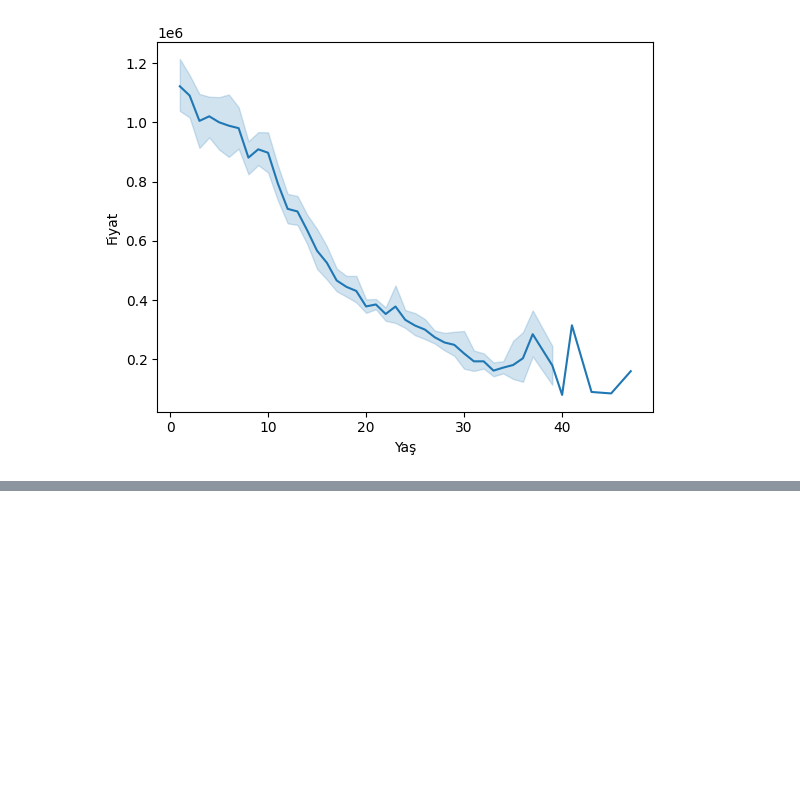
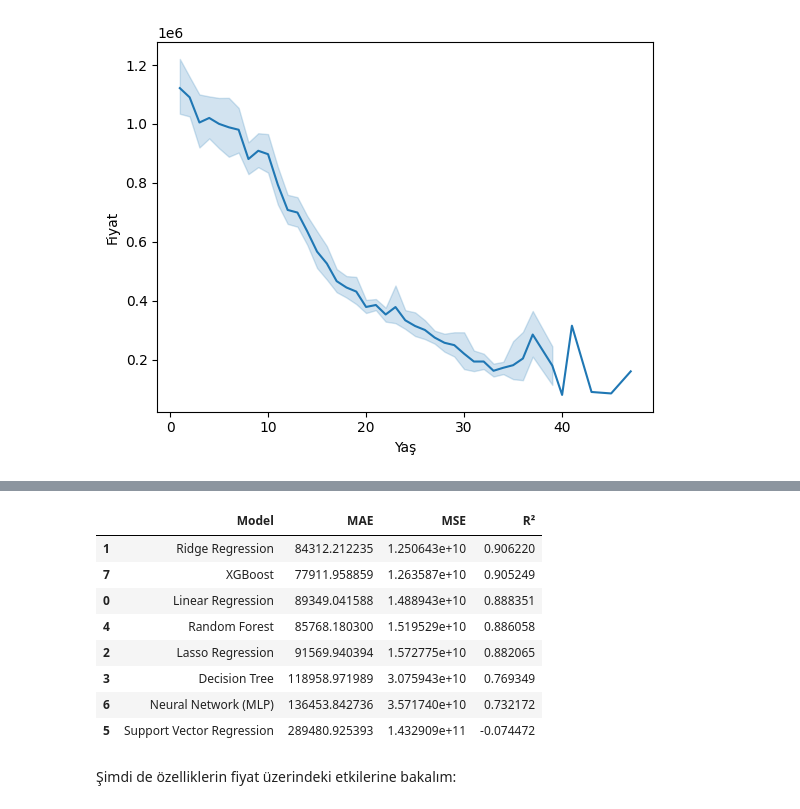
Before and after one commit to OnurFidan35/Car-Price-Prediction, a Jupyter notebook: sec.ipynb, the cells around one changed output, grey strips where cells are left out. Cells and saved outputs as stored; diff of their text form; code cells hidden in the pictures; blank space fills up the shorter version.

```diff
--- a/sec.ipynb
+++ b/sec.ipynb
@@ -1570,0 +1665,18 @@ sns.lineplot(x="Yaş",y="Fiyat",data=df);
+# %%
+results_df = pd.DataFrame(results, columns=["Model", "MAE", "MSE", "R²"])
+# %%
+results_df = results_df.sort_values(by="R²", ascending=False)
+# %%
+results_df
+# %% [output]
+|  | Model | MAE | MSE | R² |
+| 1 | Ridge Regression | 84312.212235 | 1.250643e+10 | 0.906220 |
+| 7 | XGBoost | 77911.958859 | 1.263587e+10 | 0.905249 |
+| 0 | Linear Regression | 89349.041588 | 1.488943e+10 | 0.888351 |
+| 4 | Random Forest | 85768.180300 | 1.519529e+10 | 0.886058 |
+| 2 | Lasso Regression | 91569.940394 | 1.572775e+10 | 0.882065 |
+| 3 | Decision Tree | 118958.971989 | 3.075943e+10 | 0.769349 |
+| 6 | Neural Network (MLP) | 136453.842736 | 3.571740e+10 | 0.732172 |
+| 5 | Support Vector Regression | 289480.925393 | 1.432909e+11 | -0.074472 |
+# %% [markdown]
+Şimdi de özelliklerin fiyat üzerindeki etkilerine bakalım:
```
Also changed, not shown: parts of 21 cells of this notebook.
